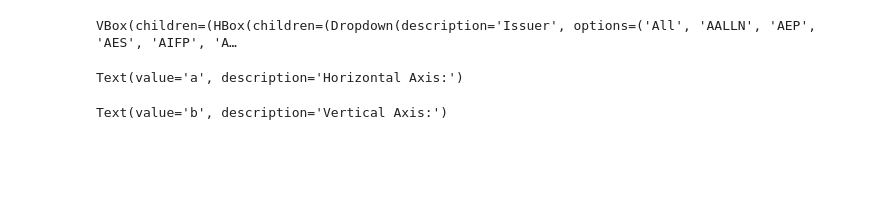
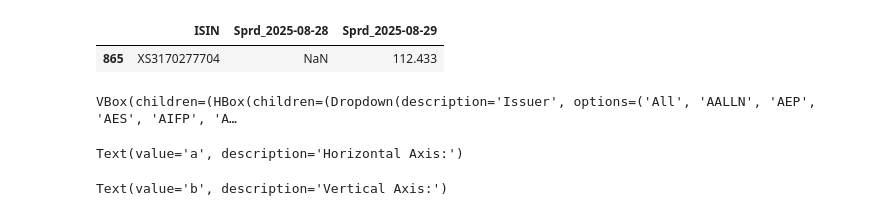
Before and after one commit to vasusharmaiiicm/55A.-HY-Basis-Tool, a Jupyter notebook: Final.ipynb, the cells around one changed output. Saved outputs shown, nothing was run; the diff lists cells and outputs as text; code cells hidden in the pictures; blank space fills up the shorter version.

```diff
--- a/Final.ipynb
+++ b/Final.ipynb
@@ -425 +482,6 @@ df4A = df4A[[col for col in df4A.columns if not "_" in col] +\
+# %%
+bbg1[["ISIN","Sprd_2025-08-28","Sprd_2025-08-29"]][bbg1["ISIN"] == "XS3170277704"]
+# %% [output]
+|  | ISIN | Sprd_2025-08-28 | Sprd_2025-08-29 |
+| 865 | XS3170277704 | NaN | 112.433 |
 # %%
```
Also changed, not shown: parts of 9 cells of this notebook, 2 other files.
